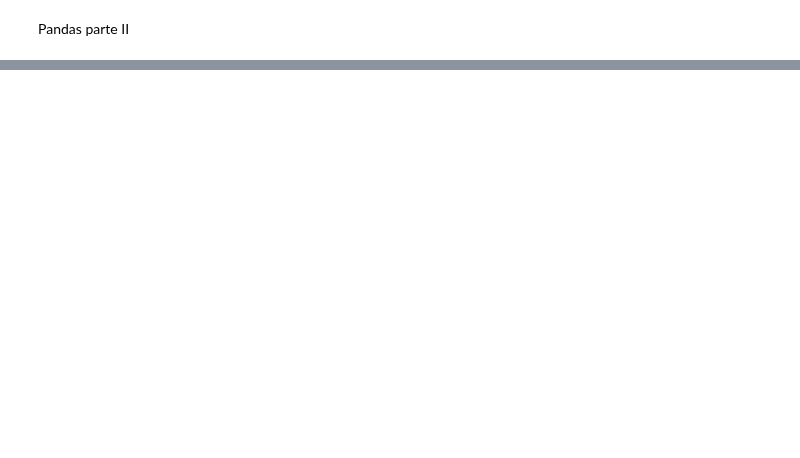
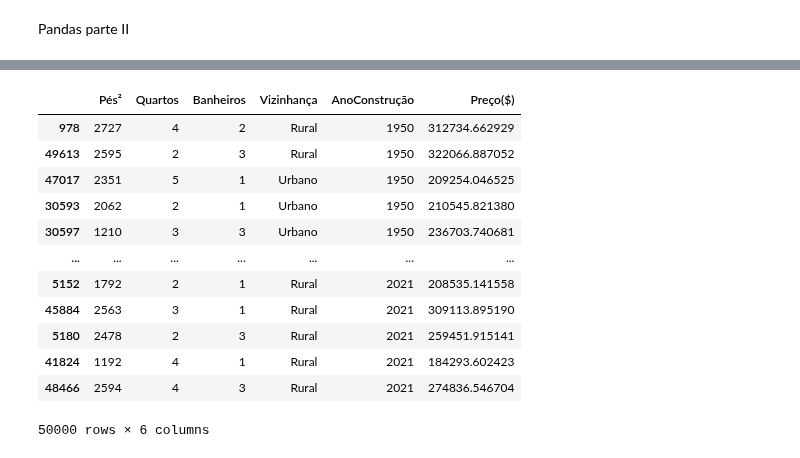
Before and after one commit to gamrodrigues/Coder, a Jupyter notebook: Aula 10.ipynb, the cells around one changed output, grey strips where cells are left out. Saved outputs shown, nothing was run; the diff lists cells and outputs as text; code cells hidden in the pictures; blank space fills up the shorter version.

```diff
--- a/Aula 10.ipynb
+++ b/Aula 10.ipynb
@@ -57,3 +176,16 @@ casas.groupby('Vizinhança').agg(['min', 'max'])
 # %%
-#Ordenação
-casas.sort_values('AnoConstrução')
+casas.sort_values(['AnoConstrução'])
+# %% [output]
+|  | Pés² | Quartos | Banheiros | Vizinhança | AnoConstrução | Preço($) |
+| 978 | 2727 | 4 | 2 | Rural | 1950 | 312734.662929 |
+| 49613 | 2595 | 2 | 3 | Rural | 1950 | 322066.887052 |
+| 47017 | 2351 | 5 | 1 | Urbano | 1950 | 209254.046525 |
+| 30593 | 2062 | 2 | 1 | Urbano | 1950 | 210545.821380 |
+| 30597 | 1210 | 3 | 3 | Urbano | 1950 | 236703.740681 |
+| ... | ... | ... | ... | ... | ... | ... |
+| 5152 | 1792 | 2 | 1 | Rural | 2021 | 208535.141558 |
+| 45884 | 2563 | 3 | 1 | Rural | 2021 | 309113.895190 |
+| 5180 | 2478 | 2 | 3 | Rural | 2021 | 259451.915141 |
+| 41824 | 1192 | 4 | 1 | Rural | 2021 | 184293.602423 |
+| 48466 | 2594 | 4 | 3 | Rural | 2021 | 274836.546704 |
+50000 rows × 6 columns
```
Also changed, not shown: parts of 26 cells of this notebook, 3 other files.
